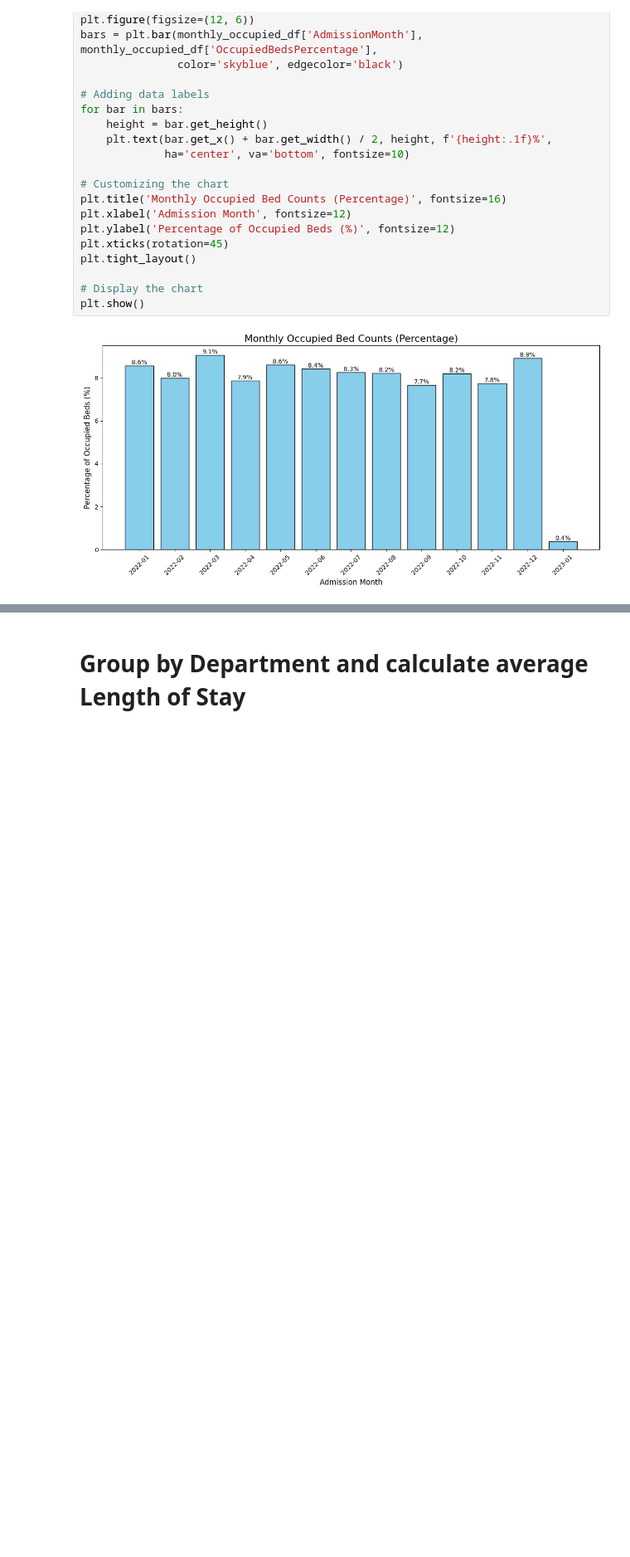
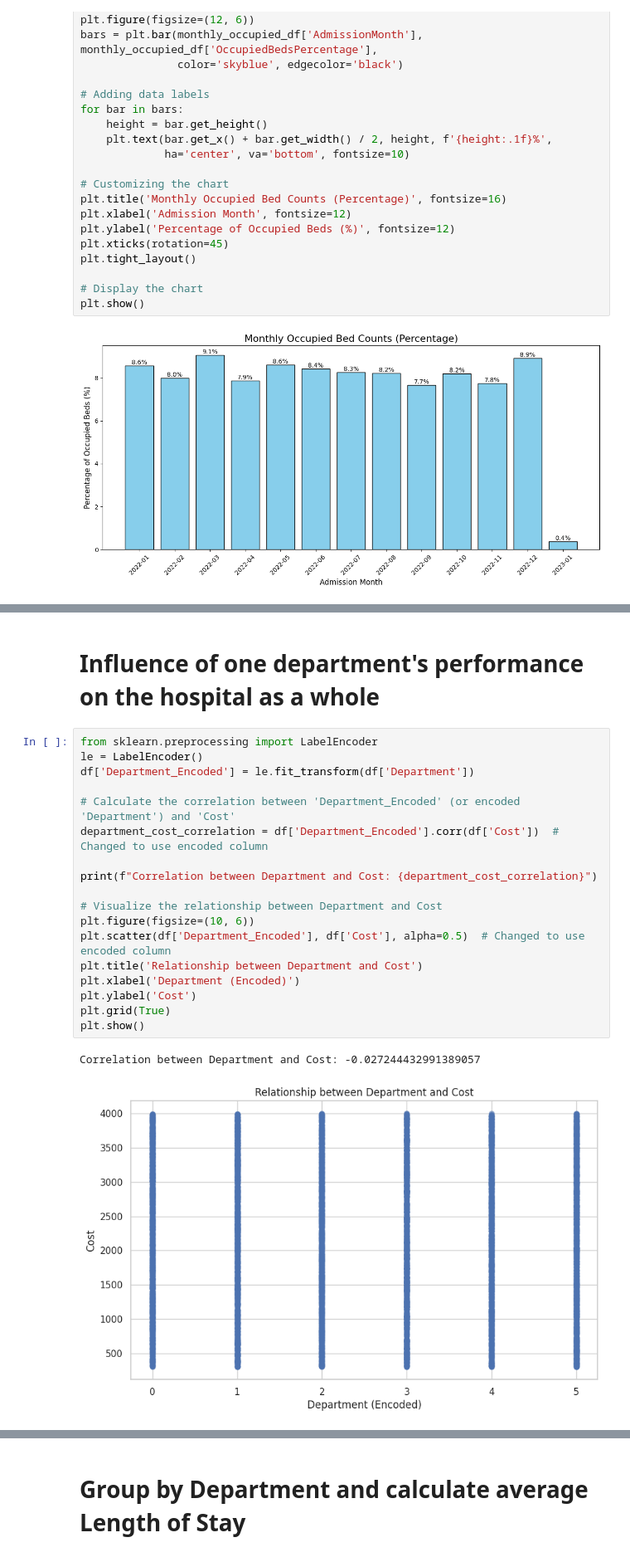
Before and after one commit to Sezo-code/Michine-Learning, a Jupyter notebook: Health_Care_Data_Analytics_2024.ipynb, the cells around one changed output, grey strips where cells are left out. Shown at 83% size. Drawn from its saved outputs; the diff is of its cells as text; blank space fills up the shorter version.

```diff
--- a/Health_Care_Data_Analytics_2024.ipynb
+++ b/Health_Care_Data_Analytics_2024.ipynb
@@ -1046,0 +902,23 @@ plt.show()
+# %% [markdown]
+# **Influence of one department's performance on the hospital as a whole**
+# %%
+from sklearn.preprocessing import LabelEncoder
+le = LabelEncoder()
+df['Department_Encoded'] = le.fit_transform(df['Department'])
+
+# Calculate the correlation between 'Department_Encoded' (or encoded 'Department') and 'Cost'
+department_cost_correlation = df['Department_Encoded'].corr(df['Cost'])  # Changed to use encoded column
+
+print(f"Correlation between Department and Cost: {department_cost_correlation}")
+
+# Visualize the relationship between Department and Cost
+plt.figure(figsize=(10, 6))
+plt.scatter(df['Department_Encoded'], df['Cost'], alpha=0.5)  # Changed to use encoded column
+plt.title('Relationship between Department and Cost')
+plt.xlabel('Department (Encoded)')
+plt.ylabel('Cost')
+plt.grid(True)
+plt.show()
+# %% [output]
+Correlation between Department and Cost: -0.027244432991389057
+[figure, added]
```
Also changed, not shown: parts of 99 cells of this notebook.
